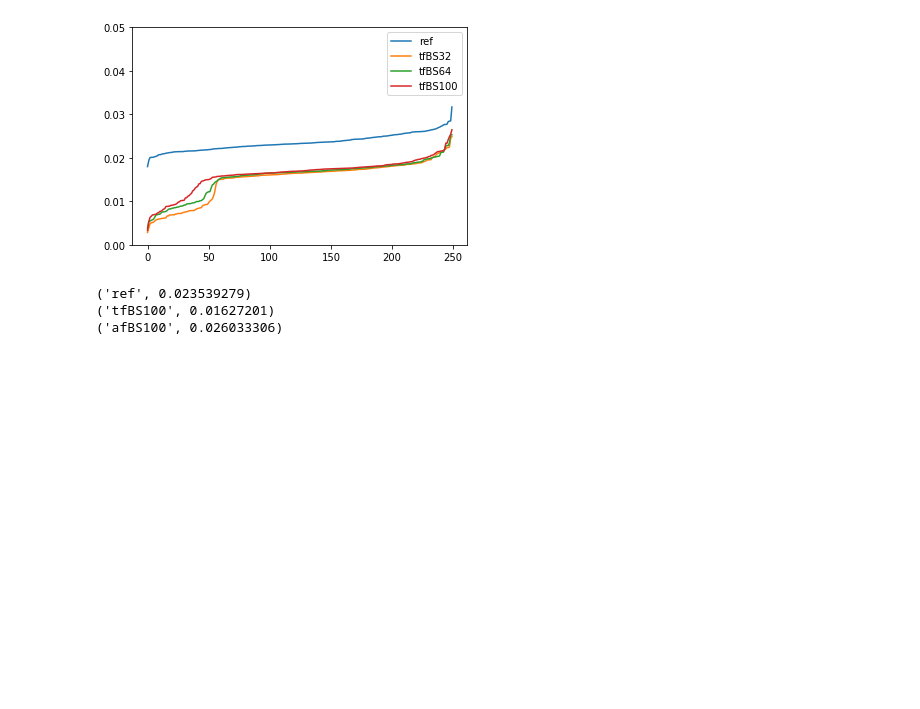
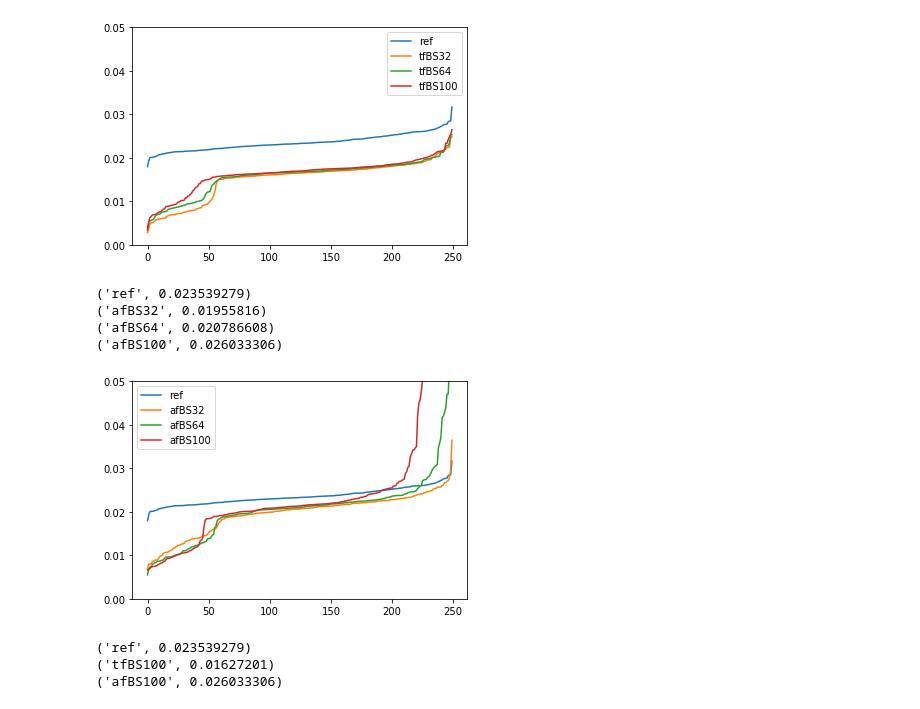
Before and after one commit to qingyundou/WaveRNN, a Jupyter notebook: scripts/0_general.ipynb, the cells around one changed output. Cells and saved outputs as stored; diff of their text form; code cells hidden in the pictures; blank space fills up the shorter version.

```diff
--- a/scripts/0_general.ipynb
+++ b/scripts/0_general.ipynb
@@ -204,6 +234,18 @@ compare_gv_sets(gv_lst, gv_arr_lst, label_lst)
 ('tfBS64', 0.015655214)
 ('tfBS100', 0.01627201)
 [figure]
+# %%
+label_lst = ['afBS32', 'afBS64', 'afBS100']
+gv_arr_lst = ['/home/dawna/tts/qd212/models/WaveRNN/model_outputs/lj_af_online_kl1.0_bs32.tacotron/gv_array.npy',
+             '/home/dawna/tts/qd212/models/WaveRNN/model_outputs/lj_af_online_kl1.0_bs64.tacotron/gv_array.npy',
+             '/home/dawna/tts/qd212/models/WaveRNN/model_outputs/lj_af_online_kl1.0_bs100.tacotron/gv_array.npy']
+compare_gv_sets(gv_lst, gv_arr_lst, label_lst)
+# %% [output]
+('ref', 0.023539279)
+('afBS32', 0.01955816)
+('afBS64', 0.020786608)
+('afBS100', 0.026033306)
+[figure, added]
 # %%
 label_lst = ['tfBS100', 'afBS100']
 gv_arr_lst = ['/home/dawna/tts/qd212/models/WaveRNN/model_outputs/lj_pretrainGold_bs100.tacotron/gv_array.npy',
```
Also changed, not shown: parts of 2 cells of this notebook, 11 other files.
